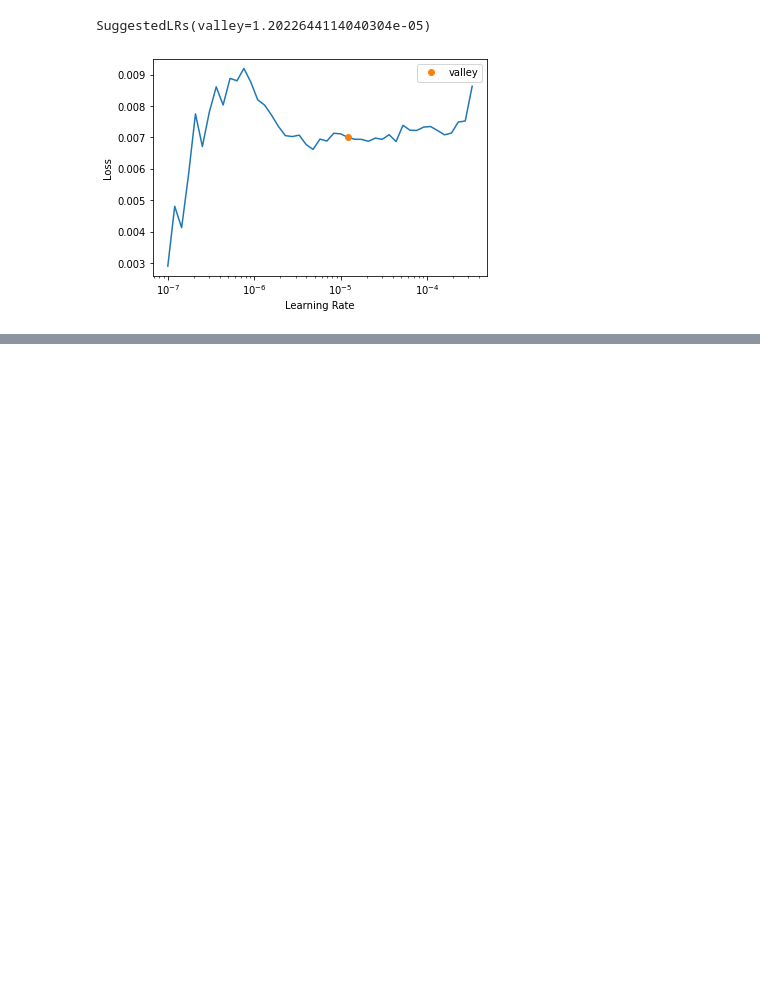
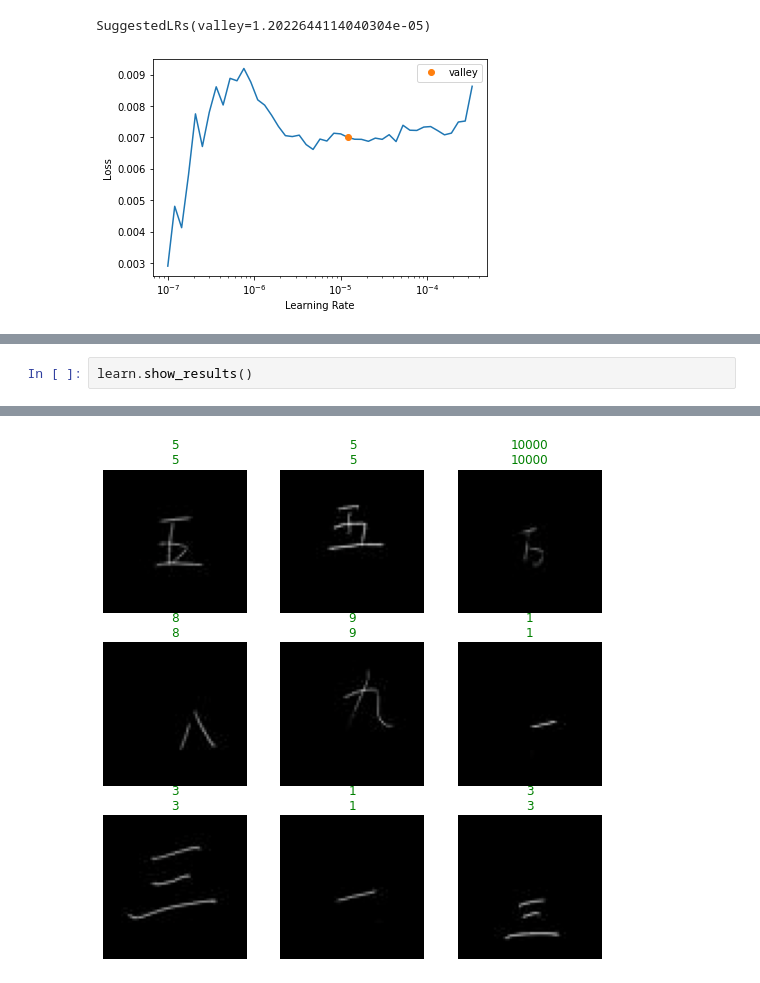
Before and after one commit to Aravinda89/Image-Classificatio-from-Scratch, a Jupyter notebook: CH_MNIST.ipynb, the cells around one changed output, grey strips where cells are left out. Saved outputs shown, nothing was run; the diff lists cells and outputs as text; blank space fills up the shorter version.

```diff
--- a/CH_MNIST.ipynb
+++ b/CH_MNIST.ipynb
@@ -208,0 +245,3 @@ learn.fit_one_cycle(15, lr_max=1.2022644114040304e-05,
+# %%
+learn.show_results()
+# %% [output]
@@ -208,0 +249 @@ learn.fit_one_cycle(15, lr_max=1.2022644114040304e-05,
+[figure, added]
```
Also changed, not shown: parts of 5 cells of this notebook.
